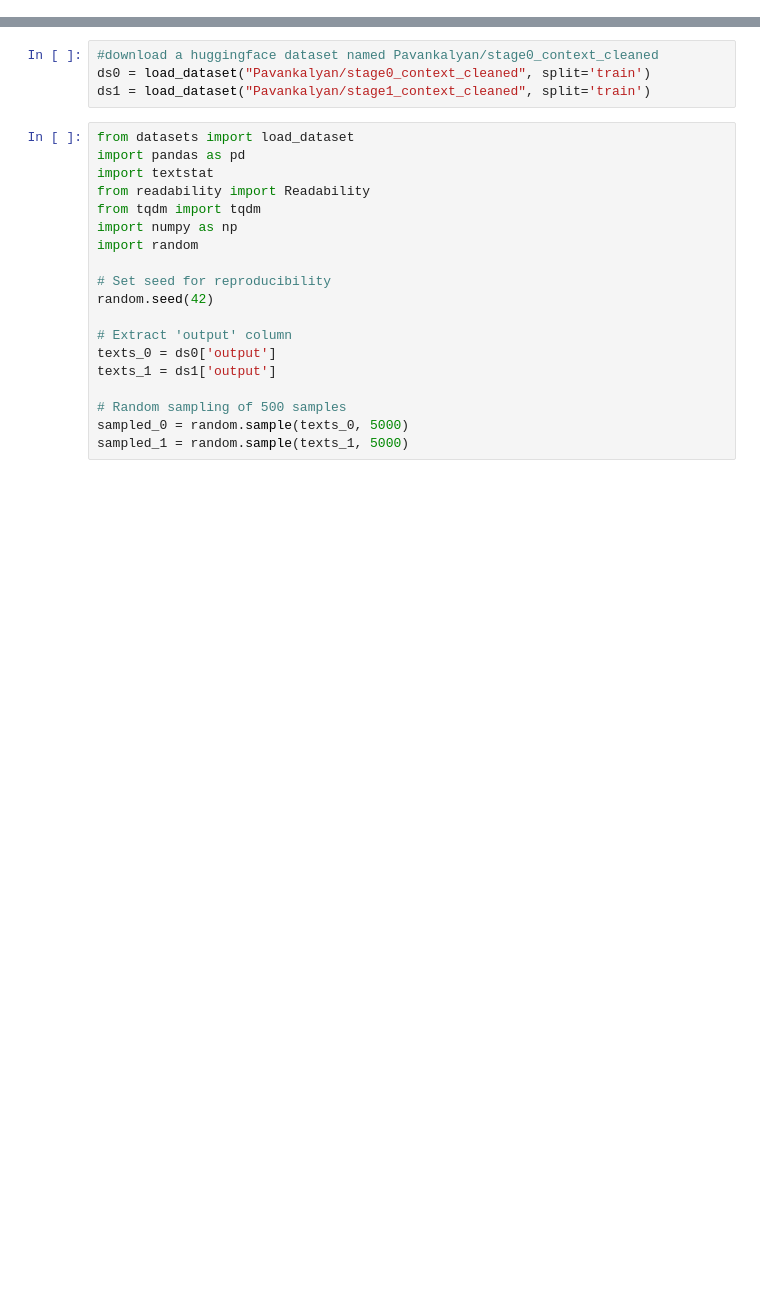
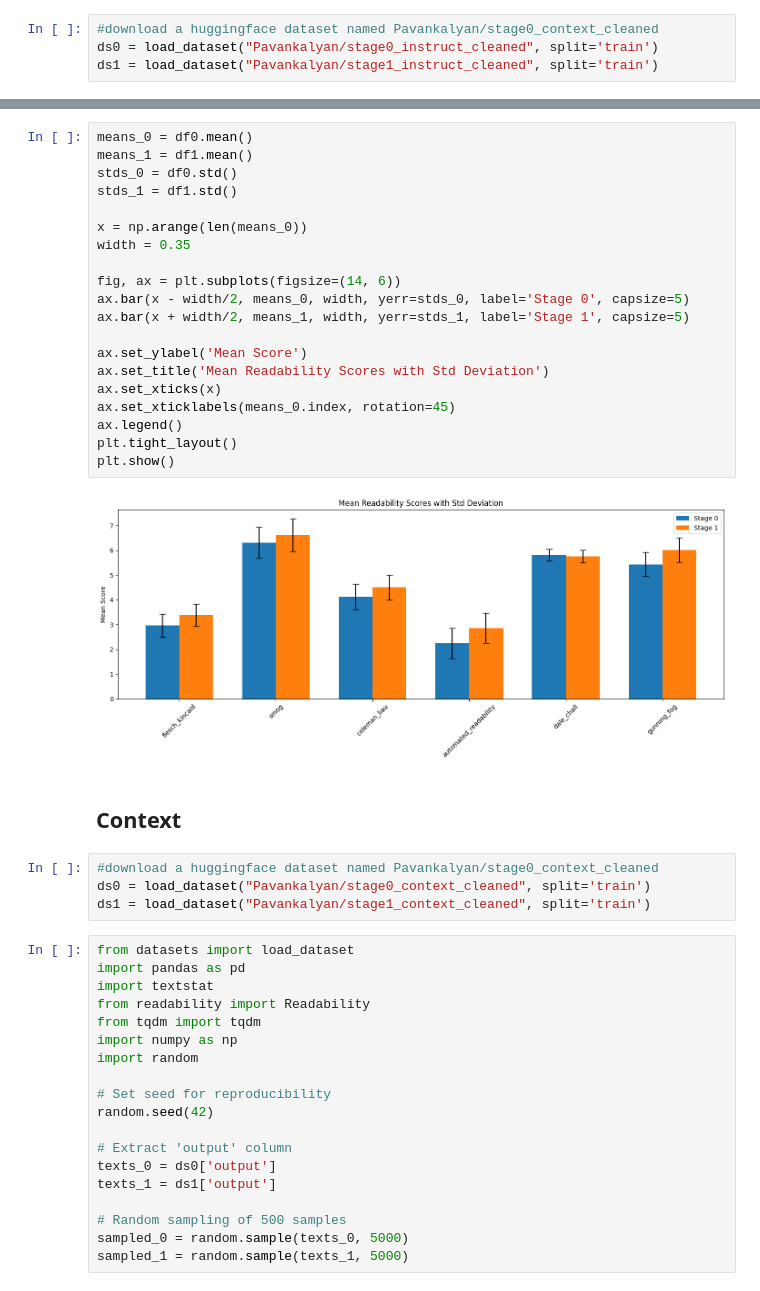
Before and after one commit to tpavankalyan/CurLL, a Jupyter notebook: src/data/analyse_data.ipynb, the cells around one changed output, grey strips where cells are left out. Drawn from its saved outputs; the diff is of its cells as text; blank space fills up the shorter version.

```diff
--- a/src/data/analyse_data.ipynb
+++ b/src/data/analyse_data.ipynb
@@ -15,0 +49,4 @@ with open("/datadrive/pavan/az_storage/data_unorganized/stages/stage1/raw/contex
+# %%
+#download a huggingface dataset named Pavankalyan/stage0_context_cleaned
+ds0 = load_dataset("Pavankalyan/stage0_instruct_cleaned", split='train')
+ds1 = load_dataset("Pavankalyan/stage1_instruct_cleaned", split='train')
@@ -16,3 +162,27 @@ with open("/datadrive/pavan/az_storage/data_unorganized/stages/stage1/raw/contex
+# %%
+means_0 = df0.mean()
+means_1 = df1.mean()
+stds_0 = df0.std()
+stds_1 = df1.std()
+
+x = np.arange(len(means_0))
+width = 0.35
+
+fig, ax = plt.subplots(figsize=(14, 6))
+ax.bar(x - width/2, means_0, width, yerr=stds_0, label='Stage 0', capsize=5)
+ax.bar(x + width/2, means_1, width, yerr=stds_1, label='Stage 1', capsize=5)
+
+ax.set_ylabel('Mean Score')
+ax.set_title('Mean Readability Scores with Std Deviation')
+ax.set_xticks(x)
+ax.set_xticklabels(means_0.index, rotation=45)
+ax.legend()
+plt.tight_layout()
+plt.show()
+# %% [output]
+[figure, added]
+# %% [markdown]
+## Context
 # %%
 #download a huggingface dataset named Pavankalyan/stage0_context_cleaned
 ds0 = load_dataset("Pavankalyan/stage0_context_cleaned", split='train')
```
Also changed, not shown: parts of 13 cells of this notebook, 2 other files.
